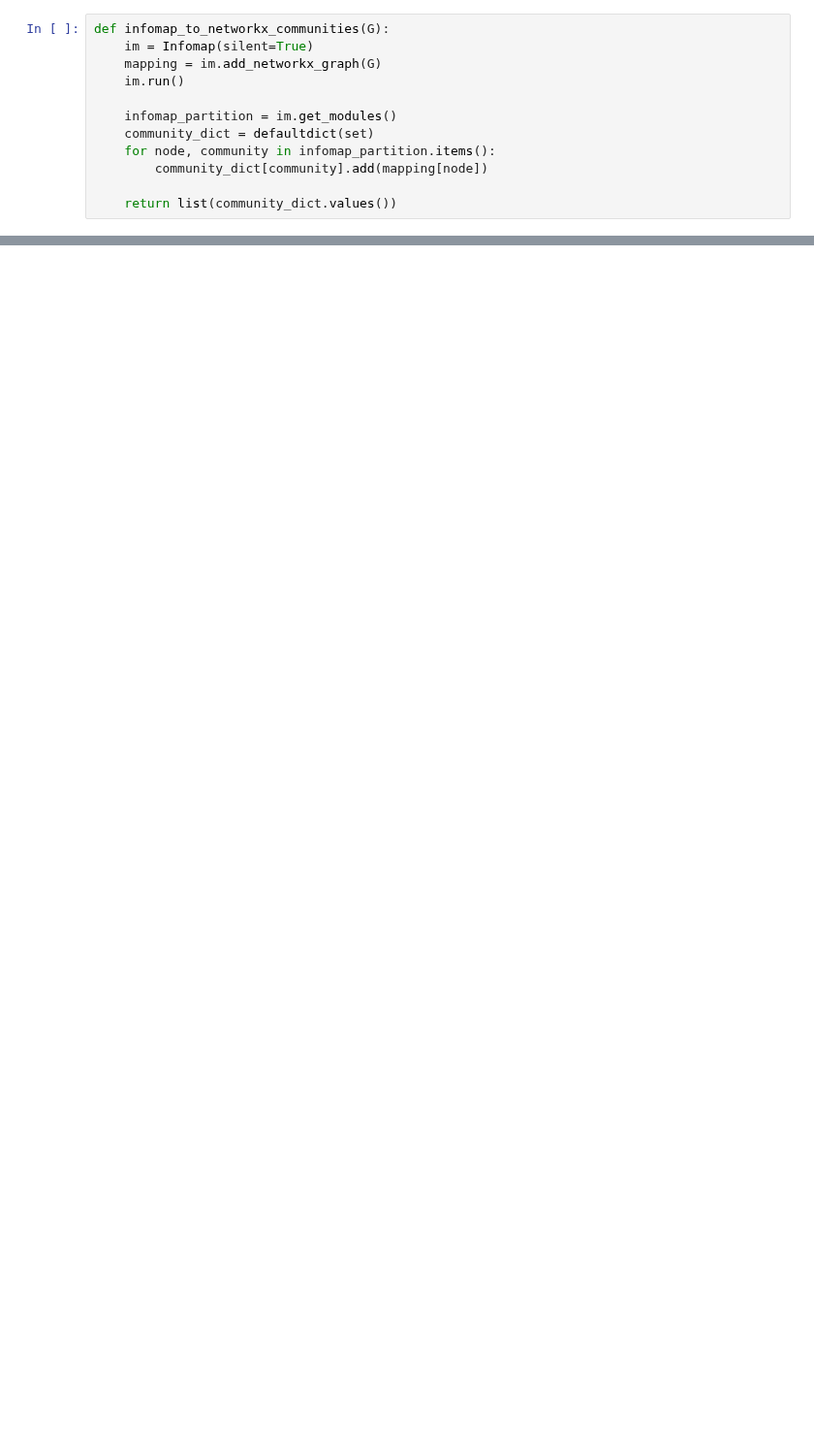
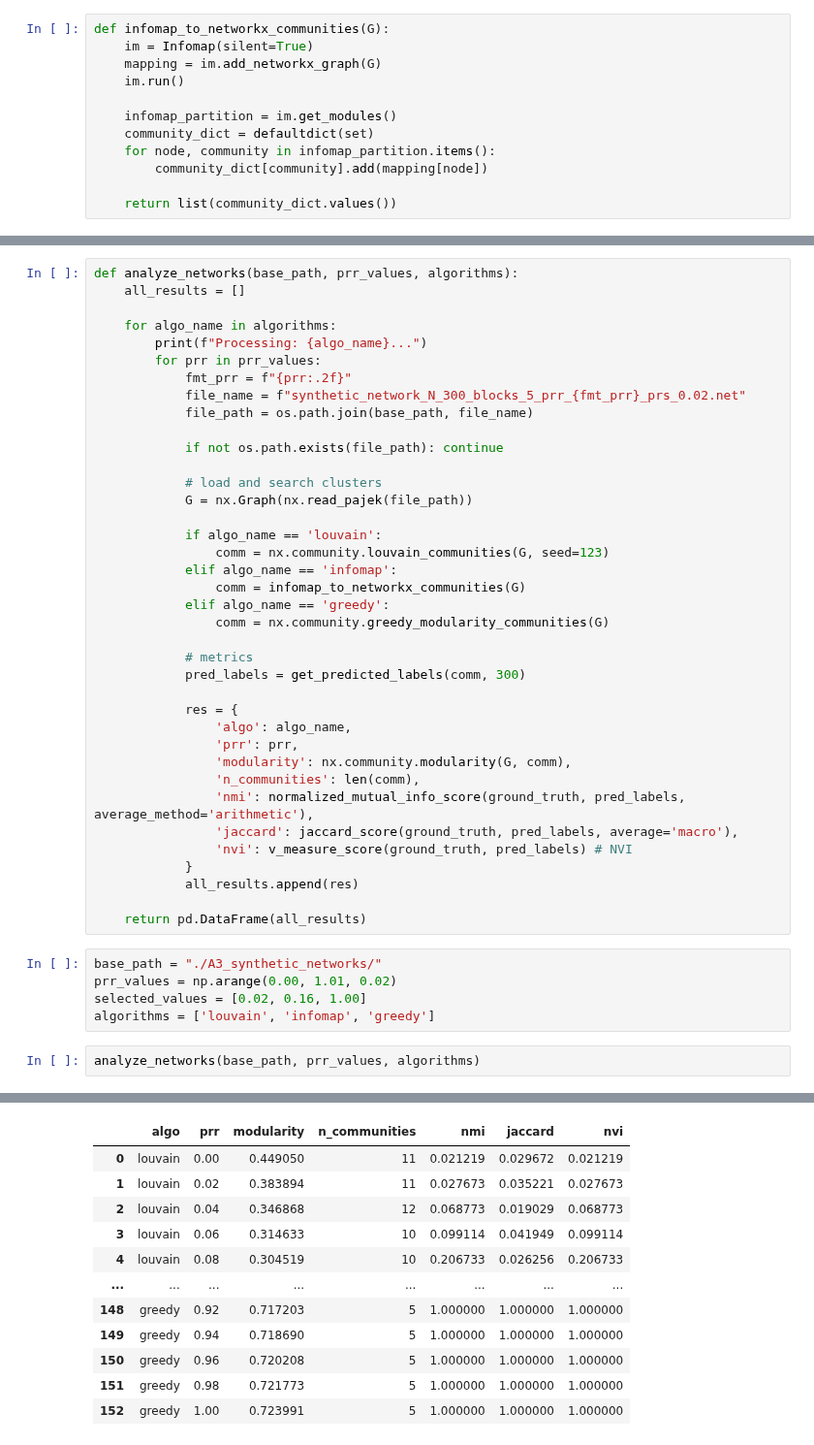
Before and after one commit to sarmijavier/complex_networks_assigments, a Jupyter notebook: activity_2/a2_part_1_synyhetic_networks.ipynb, the cells around one changed output, grey strips where cells are left out. Shown at 97% size. Cells and saved outputs as stored; diff of their text form; blank space fills up the shorter version.

```diff
--- a/activity_2/a2_part_1_synyhetic_networks.ipynb
+++ b/activity_2/a2_part_1_synyhetic_networks.ipynb
@@ -247,0 +95,46 @@ detect_communities('greedy')
+# %%
+def analyze_networks(base_path, prr_values, algorithms):
+    all_results = []
+
+    for algo_name in algorithms:
+        print(f"Processing: {algo_name}...")
+        for prr in prr_values:
+            fmt_prr = f"{prr:.2f}"
+            file_name = f"synthetic_network_N_300_blocks_5_prr_{fmt_prr}_prs_0.02.net"
+            file_path = os.path.join(base_path, file_name)
+
+            if not os.path.exists(file_path): continue
+
+            # load and search clusters
+            G = nx.Graph(nx.read_pajek(file_path))
+
+            if algo_name == 'louvain':
+                comm = nx.community.louvain_communities(G, seed=123)
+            elif algo_name == 'infomap':
+                comm = infomap_to_networkx_communities(G)
+            elif algo_name == 'greedy':
+                comm = nx.community.greedy_modularity_communities(G)
+
+            # metrics
+            pred_labels = get_predicted_labels(comm, 300)
+
+            res = {
+                'algo': algo_name,
+                'prr': prr,
+                'modularity': nx.community.modularity(G, comm),
+                'n_communities': len(comm),
+                'nmi': normalized_mutual_info_score(ground_truth, pred_labels, average_method='arithmetic'),
+                'jaccard': jaccard_score(ground_truth, pred_labels, average='macro'),
+                'nvi': v_measure_score(ground_truth, pred_labels) # NVI
+            }
+            all_results.append(res)
+
+    return pd.DataFrame(all_results)
+# %%
+base_path = "./A3_synthetic_networks/"
+prr_values = np.arange(0.00, 1.01, 0.02)
+selected_values = [0.02, 0.16, 1.00]
+algorithms = ['louvain', 'infomap', 'greedy']
+# %%
+analyze_networks(base_path, prr_values, algorithms)
+# %% [output]
@@ -247,0 +144,12 @@ detect_communities('greedy')
+|  | algo | prr | modularity | n_communities | nmi | jaccard | nvi |
+| 0 | louvain | 0.00 | 0.449050 | 11 | 0.021219 | 0.029672 | 0.021219 |
+| 1 | louvain | 0.02 | 0.383894 | 11 | 0.027673 | 0.035221 | 0.027673 |
+| 2 | louvain | 0.04 | 0.346868 | 12 | 0.068773 | 0.019029 | 0.068773 |
+| 3 | louvain | 0.06 | 0.314633 | 10 | 0.099114 | 0.041949 | 0.099114 |
+| 4 | louvain | 0.08 | 0.304519 | 10 | 0.206733 | 0.026256 | 0.206733 |
+| ... | ... | ... | ... | ... | ... | ... | ... |
+| 148 | greedy | 0.92 | 0.717203 | 5 | 1.000000 | 1.000000 | 1.000000 |
+| 149 | greedy | 0.94 | 0.718690 | 5 | 1.000000 | 1.000000 | 1.000000 |
+| 150 | greedy | 0.96 | 0.720208 | 5 | 1.000000 | 1.000000 | 1.000000 |
+| 151 | greedy | 0.98 | 0.721773 | 5 | 1.000000 | 1.000000 | 1.000000 |
+| 152 | greedy | 1.00 | 0.723991 | 5 | 1.000000 | 1.000000 | 1.000000 |
```
Also changed, not shown: parts of 16 cells of this notebook.
